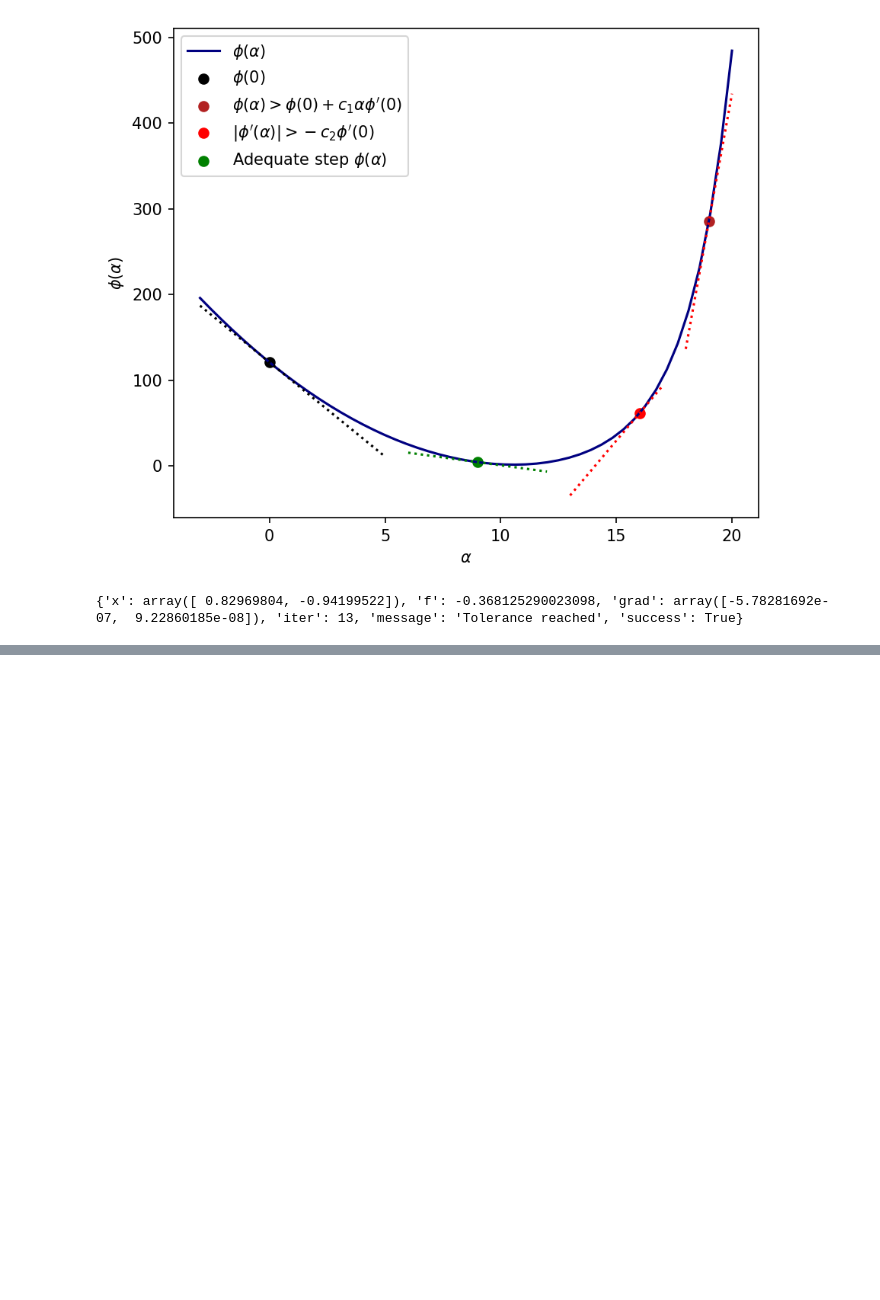
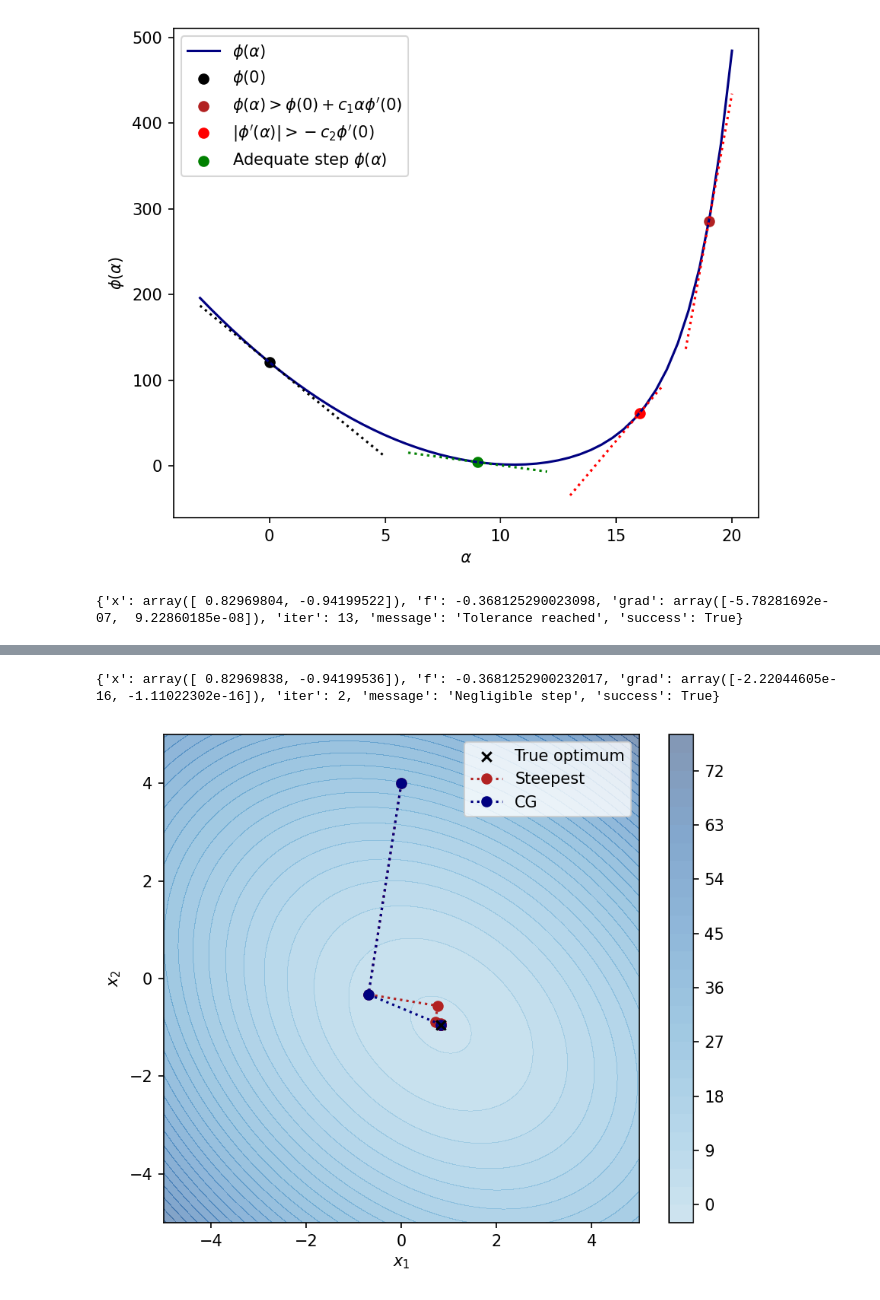
Before and after one commit to mahsanghani/code_abbey, a Jupyter notebook: projects/convex/problems.ipynb, the cells around one changed output, grey strips where cells are left out. Saved outputs shown, nothing was run; the diff lists cells and outputs as text; code cells hidden in the pictures; blank space fills up the shorter version.

Commit message:
conjugate descent

```diff
--- a/projects/convex/problems.ipynb
+++ b/projects/convex/problems.ipynb
@@ -269,0 +272,39 @@ plt.show()
+# %%
+class ConjugateGradient(SteepestDescent):
+
+    def prepare_next_step(self, xk, fk, gradk, pk, xnew, fnew, gradnew, *args, **kwargs):
+        return xnew, fnew, gradnew, -gradnew + pk * gradnew.dot(gradnew) / gradk.dot(gradk)
+# %%
+cg = ConjugateGradient(obj_fun, gradient=gradient_fun, save_history=True)
+cg.optimize(x0)
+print(cg.result)
+
+cg_x_hist = np.array([res["x"] for res in cg.history])
+cg_f_hist = np.array([res["f"] for res in cg.history])
+# %% [output]
+{'x': array([ 0.82969838, -0.94199536]), 'f': -0.3681252900232017, 'grad': array([-2.22044605e-16, -1.11022302e-16]), 'iter': 2, 'message': 'Negligible step', 'success': True}
+# %%
+fig, ax = plt.subplots(figsize=[6, 5], dpi=150)
+
+surf = ax.contourf(X1, X2, y, antialiased=False, cmap="Blues", alpha=0.5, levels=25, vmin=-50)
+
+ax.scatter([true_optima[0]],  [true_optima[1]], marker="x", color="black", label="True optimum", zorder=10)
+
+ax.plot(sd_x_hist[:, 0], sd_x_hist[:, 1], marker="o", linestyle=":",
+        color="firebrick", label="Steepest")
+
+ax.plot(cg_x_hist[:, 0], cg_x_hist[:, 1], marker="o", linestyle=":",
+        color="navy", label="CG")
+
+ax.legend()
+
+ax.set_xlabel("$x_1$")
+ax.set_ylabel("$x_2$")
+
+fig.colorbar(surf)
+
+plt.tight_layout()
+
+plt.show()
+# %% [output]
+[figure, added]
```
Also changed, not shown: parts of 1 cell of this notebook.
